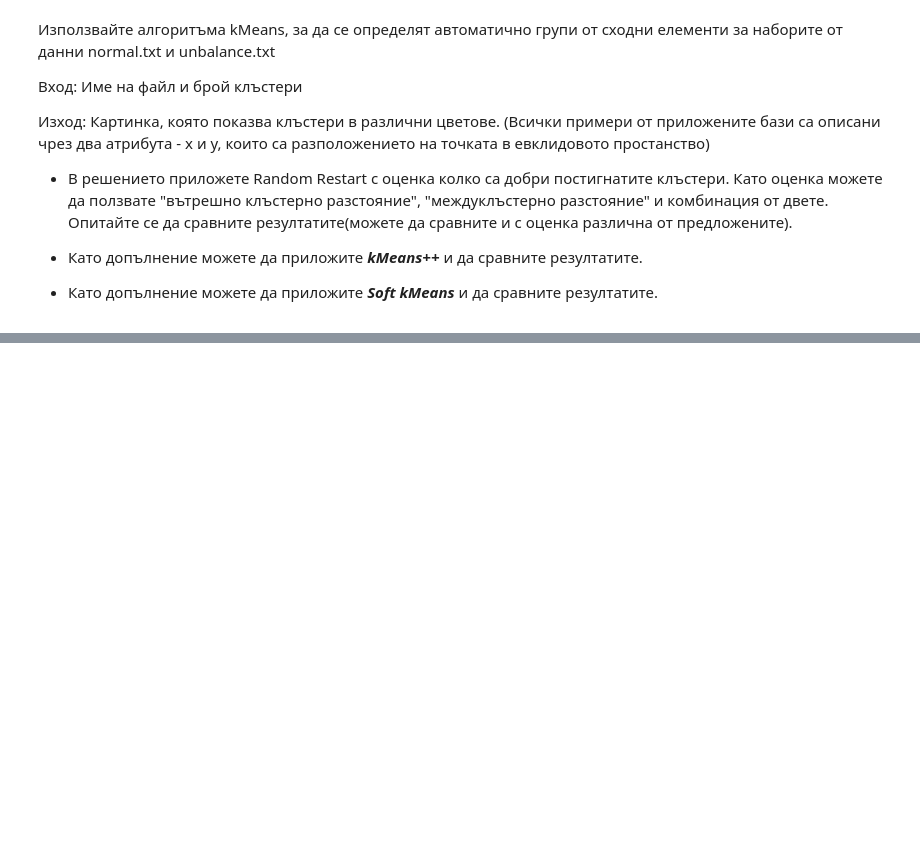
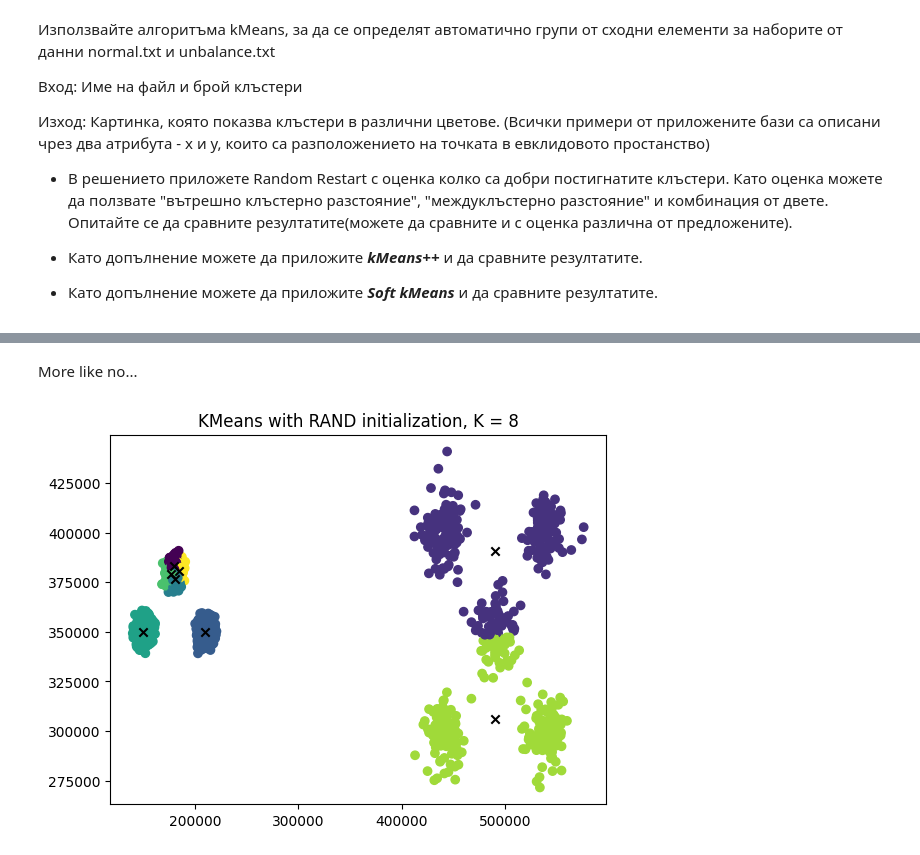
Before and after one commit to HeavyHelium/AI, a Jupyter notebook: machine-learning/kmeans/solution.ipynb, the cells around one changed output, grey strips where cells are left out. Saved outputs shown, nothing was run; the diff lists cells and outputs as text; code cells hidden in the pictures; blank space fills up the shorter version.

```diff
--- a/machine-learning/kmeans/solution.ipynb
+++ b/machine-learning/kmeans/solution.ipynb
@@ -153,0 +159,6 @@ class KMeans:
+# %% [markdown]
+More like no...
+# %%
+restart("RAND", points_unbalanced)
+# %% [output]
+[figure, added]
```
Also changed, not shown: parts of 15 cells of this notebook, 2 other files.
